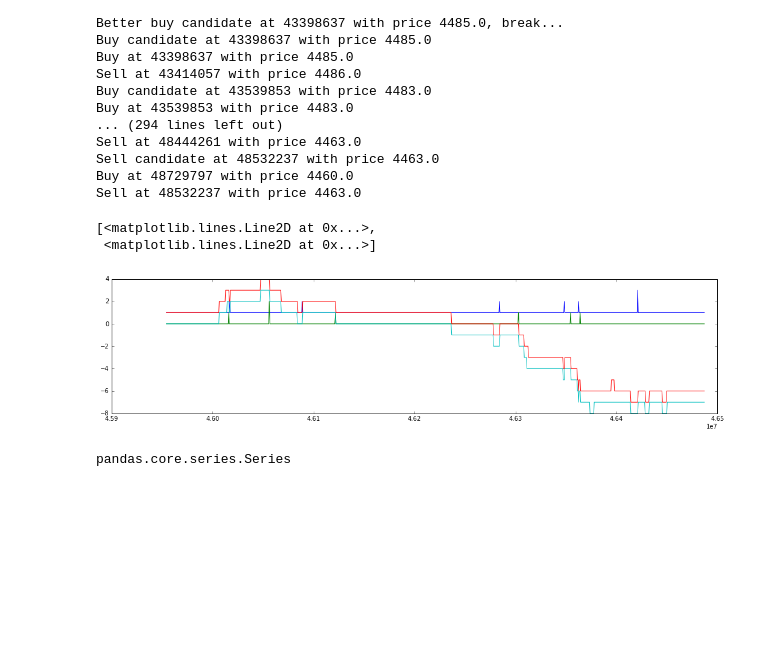
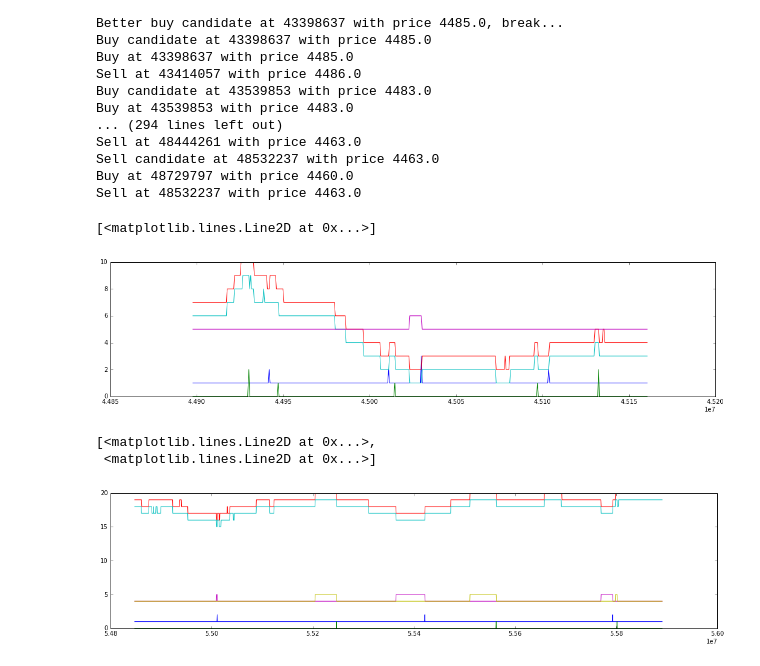
Before and after one commit to salsasepp/ufcnn-keras, a Jupyter notebook: notebook/signals_plaground.ipynb, the cells around one changed output. Saved outputs shown, nothing was run; the diff lists cells and outputs as text; code cells hidden in the pictures; blank space fills up the shorter version.

```diff
--- a/notebook/signals_plaground.ipynb
+++ b/notebook/signals_plaground.ipynb
@@ -3,7 +3,7 @@ import pandas as pd
 # %%
 import numpy as np
 # %%
-df = pd.read_csv("../models/training_data_large/prod_data_20130723v.txt", sep=" ", usecols=[0,1,2,3,4,5], index_col = 0, header = None, names = ["time","mp","bidpx_","bidsz_","askpx_","asksz_",])
+df = pd.read_csv("../models/training_data_large/prod_data_20130729v.txt", sep=" ", usecols=[0,1,2,3,4,5], index_col = 0, header = None, names = ["time","mp","bidpx_","bidsz_","askpx_","asksz_",])
 # %%
 % matplotlib inline
 # %%
@@ -246,24 +255,33 @@ Sell candidate at 48532237 with price 4463.0
 Buy at 48729797 with price 4460.0
 Sell at 48532237 with price 4463.0
 # %%
-points = 1000
-start_point = 5000
+points = 500
+start_point = 3000
 
 plt.figure(figsize=(18, 4))
 plt.plot(df["Buy"].iloc[start_point:start_point+points]+df["Buy Close"].iloc[start_point:start_point+points]+1)
 #plt.plot(df["Buy Close"].iloc[start_point:start_point+points]+1)
 plt.plot(df["Sell"].iloc[start_point:start_point+points]+df["Sell Close"].iloc[start_point:start_point+points])
 #plt.plot(df["Sell Close"].iloc[start_point:start_point+points])
 plt.plot(df[["askpx_", "bidpx_"]].iloc[start_point:start_point+points]-4470)
 # plt.plot(df.diff().shift(-1)["bidpx_"].iloc[0:points]-5)
 # plt.plot(df.diff().shift(-1)["askpx_"].iloc[0:points]-3)
-# plt.plot(inflection_points_buy.iloc[start_point:start_point+points]-10)
-# plt.plot(inflection_points_sell.iloc[start_point:start_point+points]-11)
+# plt.plot(inflection_points_buy.iloc[start_point:start_point+points]+10)
+# plt.plot(inflection_points_sell.iloc[start_point:start_point+points]+9)
+plt.plot(temp_df[start_point:start_point+points]+5)
 # %% [output]
-[<matplotlib.lines.Line2D at 0x...>,
- <matplotlib.lines.Line2D at 0x...>]
+[<matplotlib.lines.Line2D at 0x...>]
-[figure, old version]
+[figure, new version]
-# %%
-type(inflection_points_buy)
-# %% [output]
-pandas.core.series.Series
+# %%
+points = 2000
+start_point = 22000
+
+plt.figure(figsize=(18, 4))
+plt.plot(df["Buy"].iloc[start_point:start_point+points]+1)
+plt.plot(df["Sell"].iloc[start_point:start_point+points])
+plt.plot(df[["askpx_", "bidpx_"]].iloc[start_point:start_point+points]-4510)
+plt.plot(df1[["Buys", "Sells"]][start_point:start_point+points]+4)
+# %% [output]
+[<matplotlib.lines.Line2D at 0x...>,
+ <matplotlib.lines.Line2D at 0x...>]
+[figure, added]
```
Also changed, not shown: parts of 32 cells of this notebook, 1 other file.
